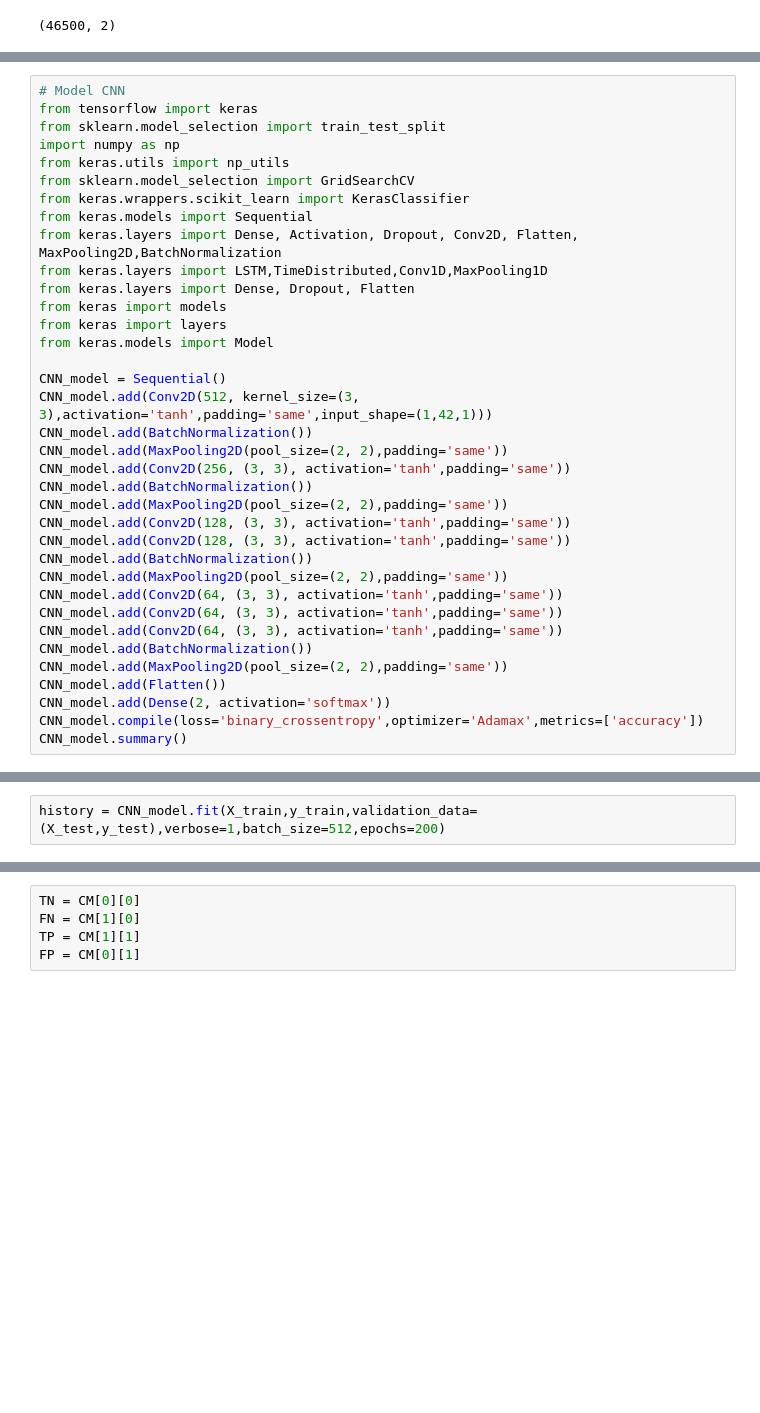
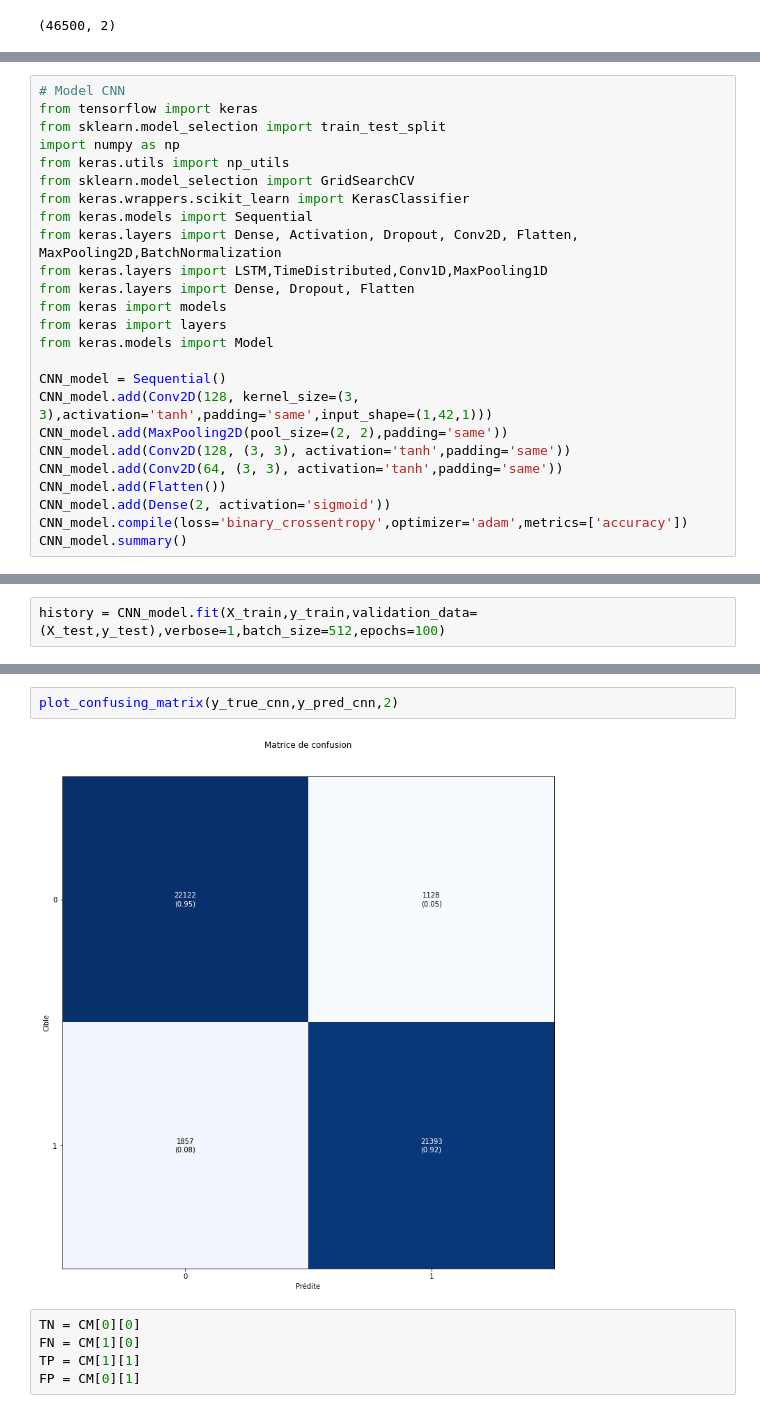
Before and after one commit to ismailasy/Deep_IOT_Network_Anomaly_Detection, a Jupyter notebook: Memoire_Classification_binaire.ipynb, the cells around one changed output, grey strips where cells are left out. Drawn from its saved outputs; the diff is of its cells as text; blank space fills up the shorter version.

```diff
--- a/Memoire_Classification_binaire.ipynb
+++ b/Memoire_Classification_binaire.ipynb
@@ -551,23 +548,12 @@ from keras import layers
 from keras.models import Model
 
 CNN_model = Sequential()
-CNN_model.add(Conv2D(512, kernel_size=(3, 3),activation='tanh',padding='same',input_shape=(1,42,1)))
-CNN_model.add(BatchNormalization())
-CNN_model.add(MaxPooling2D(pool_size=(2, 2),padding='same'))
-CNN_model.add(Conv2D(256, (3, 3), activation='tanh',padding='same'))
-CNN_model.add(BatchNormalization())
+CNN_model.add(Conv2D(128, kernel_size=(3, 3),activation='tanh',padding='same',input_shape=(1,42,1)))
 CNN_model.add(MaxPooling2D(pool_size=(2, 2),padding='same'))
 CNN_model.add(Conv2D(128, (3, 3), activation='tanh',padding='same'))
-CNN_model.add(Conv2D(128, (3, 3), activation='tanh',padding='same'))
-CNN_model.add(BatchNormalization())
-CNN_model.add(MaxPooling2D(pool_size=(2, 2),padding='same'))
 CNN_model.add(Conv2D(64, (3, 3), activation='tanh',padding='same'))
-CNN_model.add(Conv2D(64, (3, 3), activation='tanh',padding='same'))
-CNN_model.add(Conv2D(64, (3, 3), activation='tanh',padding='same'))
-CNN_model.add(BatchNormalization())
-CNN_model.add(MaxPooling2D(pool_size=(2, 2),padding='same'))
 CNN_model.add(Flatten())
-CNN_model.add(Dense(2, activation='softmax'))
-CNN_model.compile(loss='binary_crossentropy',optimizer='Adamax',metrics=['accuracy'])
+CNN_model.add(Dense(2, activation='sigmoid'))
+CNN_model.compile(loss='binary_crossentropy',optimizer='adam',metrics=['accuracy'])
 CNN_model.summary()
 # %% [output]
@@ -590,4 +576,4 @@ Non-trainable params: 1,920
 _________________________________________________________________
 # %%
-history = CNN_model.fit(X_train,y_train,validation_data=(X_test,y_test),verbose=1,batch_size=512,epochs=200)
+history = CNN_model.fit(X_train,y_train,validation_data=(X_test,y_test),verbose=1,batch_size=512,epochs=100)
 # %% [output]
@@ -640,3 +626,7 @@ weighted avg       0.94      0.94      0.94    186000
+# %%
+plot_confusing_matrix(y_true_cnn,y_pred_cnn,2)
+# %% [output]
+[figure, added]
 # %%
 TN = CM[0][0]
 FN = CM[1][0]
```
Also changed, not shown: parts of 9 cells of this notebook.
